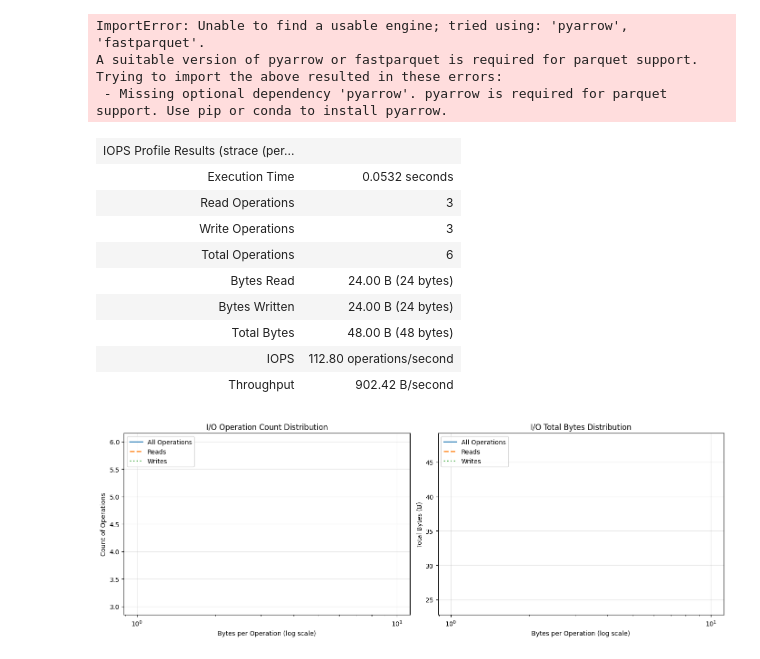
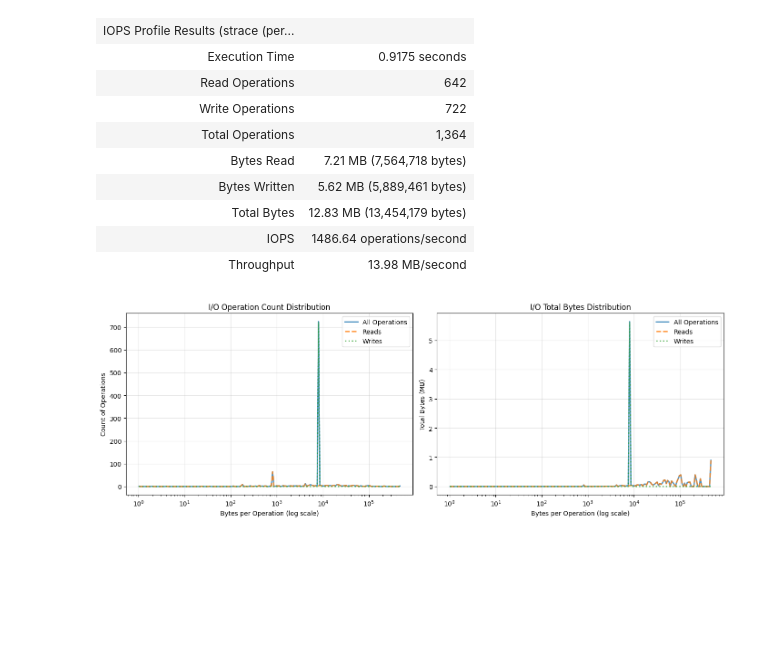
Before and after one commit to lincc-frameworks/iops-profiler, a Jupyter notebook: demo_final.ipynb, the cells around one changed output. Drawn from its saved outputs; the diff is of its cells as text; code cells hidden in the pictures; blank space fills up the shorter version.

```diff
--- a/demo_final.ipynb
+++ b/demo_final.ipynb
@@ -6,24 +3,20 @@ The iops_profiler extension is already loaded. To reload it, use:
 # %%
 %%iops --histogram
 import numpy as np
 import pandas as pd
 
 # Generate and save random data
 data = pd.DataFrame(np.random.randn(100000, 3))
-data.to_parquet('data.parquet')
+data.to_csv('data.csv', index=False)
 # %% [output]
-ImportError: Unable to find a usable engine; tried using: 'pyarrow', 'fastparquet'.
-A suitable version of pyarrow or fastparquet is required for parquet support.
-Trying to import the above resulted in these errors:
- - Missing optional dependency 'pyarrow'. pyarrow is required for parquet support. Use pip or conda to install pyarrow.
 | IOPS Profile Results (strace (per... |  |
-| Execution Time | 0.0532 seconds |
-| Read Operations | 3 |
-| Write Operations | 3 |
-| Total Operations | 6 |
-| Bytes Read | 24.00 B (24 bytes) |
-| Bytes Written | 24.00 B (24 bytes) |
-| Total Bytes | 48.00 B (48 bytes) |
-| IOPS | 112.80 operations/second |
-| Throughput | 902.42 B/second |
+| Execution Time | 0.9175 seconds |
+| Read Operations | 642 |
+| Write Operations | 722 |
+| Total Operations | 1,364 |
+| Bytes Read | 7.21 MB (7,564,718 bytes) |
+| Bytes Written | 5.62 MB (5,889,461 bytes) |
+| Total Bytes | 12.83 MB (13,454,179 bytes) |
+| IOPS | 1486.64 operations/second |
+| Throughput | 13.98 MB/second |
-[figure, old version]
+[figure, new version]
```
Also changed, not shown: parts of 1 cell of this notebook, 1 other file.
